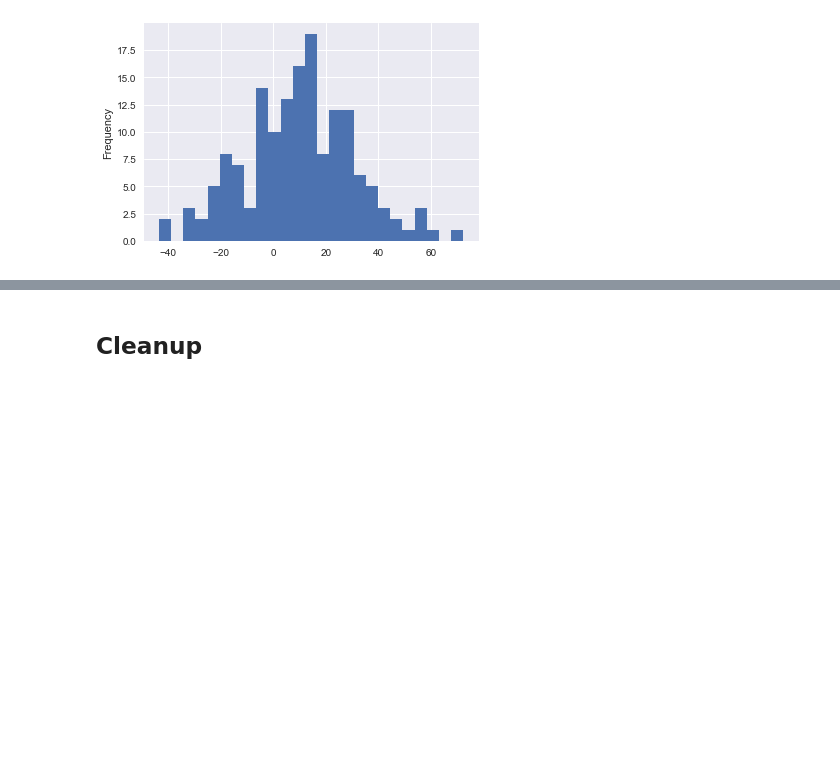
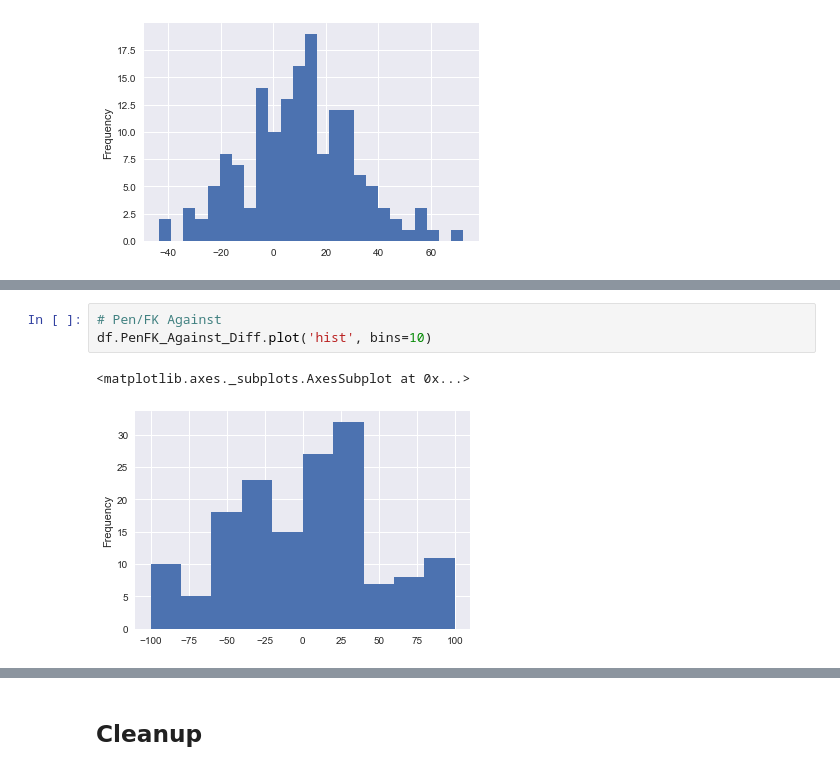
Before and after one commit to chudzikr/Springboard_Capstone1, a Jupyter notebook: code/EDA_diffdata.ipynb, the cells around one changed output, grey strips where cells are left out. Drawn from its saved outputs; the diff is of its cells as text; blank space fills up the shorter version.

```diff
--- a/code/EDA_diffdata.ipynb
+++ b/code/EDA_diffdata.ipynb
@@ -176,0 +217,6 @@ dtype: object
+# %%
+# Pen/FK Against
+df.PenFK_Against_Diff.plot('hist', bins=10)
+# %% [output]
+<matplotlib.axes._subplots.AxesSubplot at 0x...>
+[figure, added]
```
Also changed, not shown: parts of 31 cells of this notebook.
